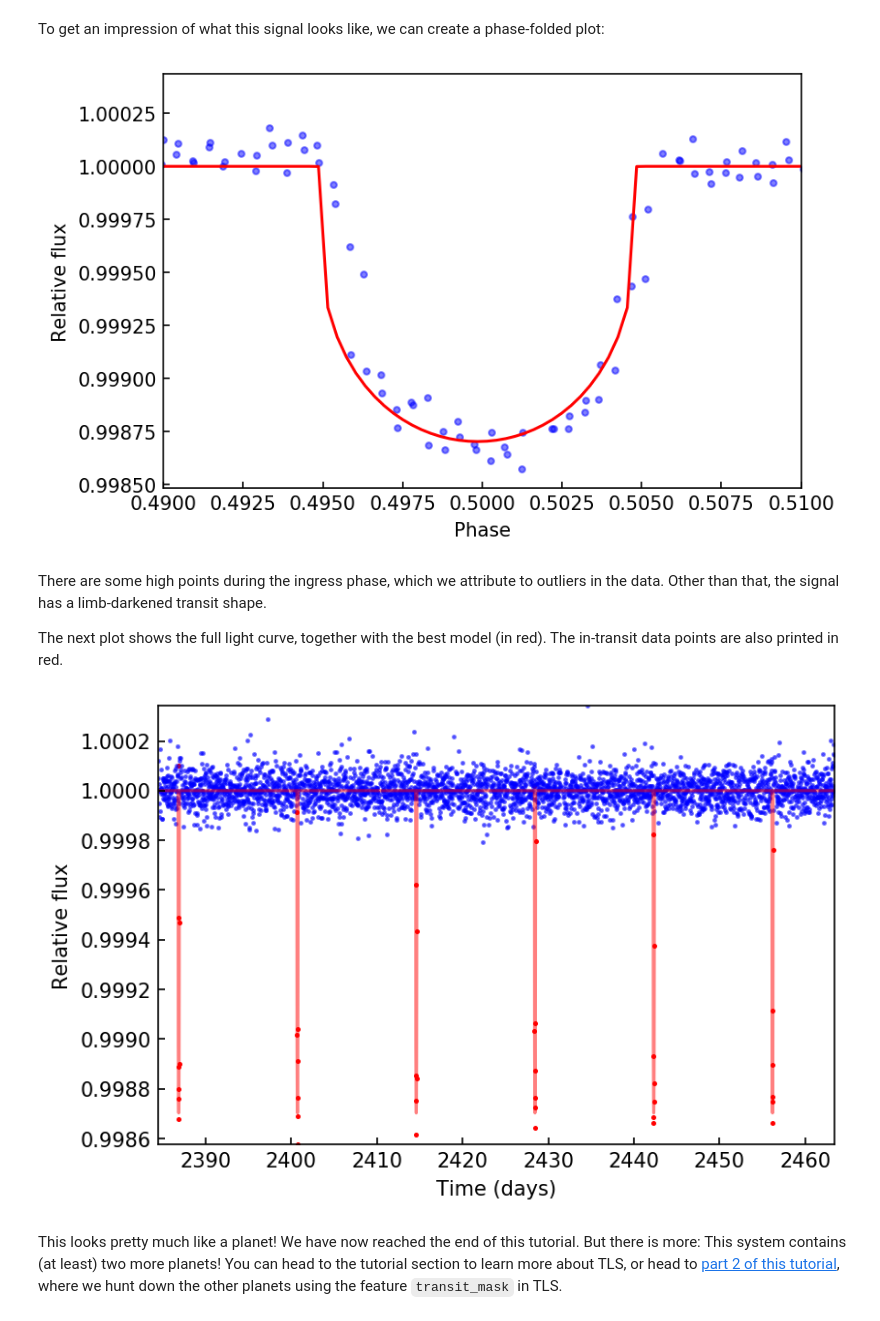
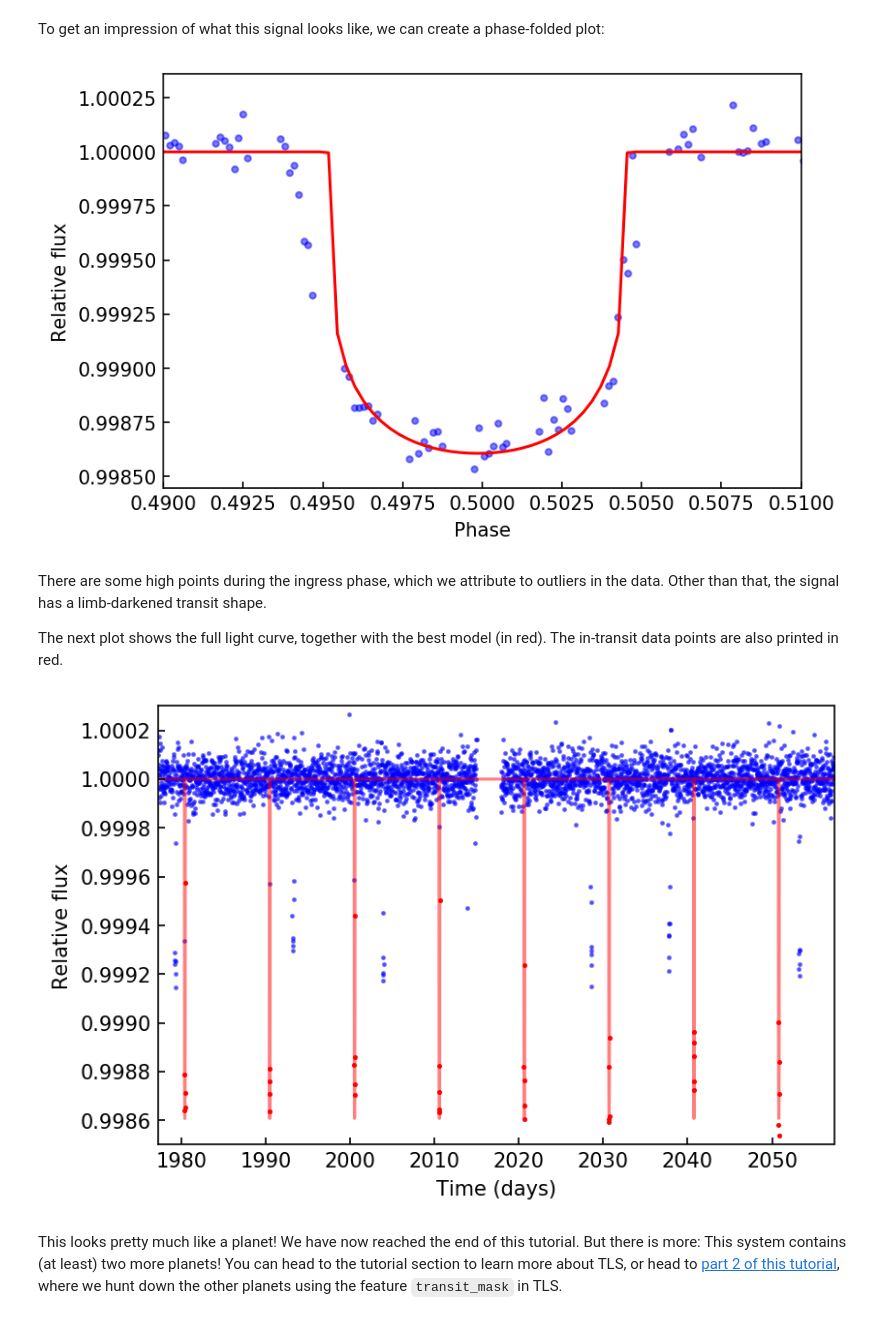
Before and after one commit to hippke/tls, a Jupyter notebook: tutorials/01 Starter's guide - K2-3b, a red dwarf with a planet.ipynb, the cells around one changed output. Saved outputs shown, nothing was run; the diff lists cells and outputs as text; code cells hidden in the pictures.

```diff
--- a/tutorials/01 Starter's guide - K2-3b, a red dwarf with a planet.ipynb
+++ b/tutorials/01 Starter's guide - K2-3b, a red dwarf with a planet.ipynb
@@ -19,8 +18,9 @@ logger.setLevel(logging.CRITICAL)
 
 We download the data using the [Everest](https://github.com/rodluger/everest) package and apply a sliding median filter (blue line) to divide out the stellar and instrumental variability. We also clip positive 3-sigma outliers, but leave negative outliers untouched, as these might be part of a transit. We remove long-term trends with a running-window median filter:
 # %%
-EPIC_id = 212521166
-star = everest.Everest(EPIC_id)  # 201367065 201635569
+from matplotlib import rcParams; rcParams["figure.dpi"] = 150
+EPIC_id = 201367065
+star = everest.Everest(EPIC_id)
 t = numpy.delete(star.time, star.badmask)
 y = numpy.delete(star.fcor, star.badmask)
 t = numpy.array(t[~numpy.isnan(y)], dtype='float32')
@@ -28,7 +28,7 @@ y = numpy.array(y[~numpy.isnan(y)], dtype='float32')
 
 trend = scipy.signal.medfilt(y, 25)
 y_filt = y /trend
-y_filt = sigma_clip(y_filt, sigma_upper=3, sigma_lower=float('inf'))
+y_filt = sigma_clip(y_filt, sigma_upper=2, sigma_lower=float('inf'))
 
 fig, axes = plt.subplots(2, 1, sharex=True, figsize=(6, 6))
 ax = axes[0]
@@ -127,39 +127,40 @@ plt.xlim(0.49, 0.51)
 plt.xlabel('Phase')
 plt.ylabel('Relative flux');
 # %% [output]
-[figure, old version]
+[figure, new version]
 # %% [markdown]
 There are some high points during the ingress phase, which we attribute to outliers in the data. Other than that, the signal has a limb-darkened transit shape.
 
 The next plot shows the full light curve, together with the best model (in red). The in-transit data points are also printed in red.
 # %%
+from TransitLeastSquares import transit_mask
 plt.figure()
-in_transit = model.transit_mask(
+in_transit = transit_mask(
     t,
     results.period,
     results.duration,
     results.T0)
 plt.scatter(
     t[in_transit],
     y_filt[in_transit],
     color='red',
     s=2,
     zorder=0)
 plt.scatter(
     t[~in_transit],
     y_filt[~in_transit],
     color='blue',
     alpha=0.5,
     s=2,
     zorder=0)
 plt.plot(
     results.model_lightcurve_time,
     results.model_lightcurve_model, alpha=0.5, color='red', zorder=1)
 plt.xlim(min(t), max(t))
-plt.ylim(min(y_filt), max(y_filt))
+plt.ylim(0.9985, 1.0003)
 plt.xlabel('Time (days)')
 plt.ylabel('Relative flux');
 # %% [output]
-[figure, old version]
+[figure, new version]
 # %% [markdown]
 This looks pretty much like a planet! We have now reached the end of this tutorial. But there is more: This system contains (at least) two more planets! You can head to the tutorial section to learn more about TLS, or head to [part 2 of this tutorial](www.), where we hunt down the other planets using the feature ``transit_mask`` in TLS.
```
Also changed, not shown: parts of 8 cells of this notebook, 4 other files.
